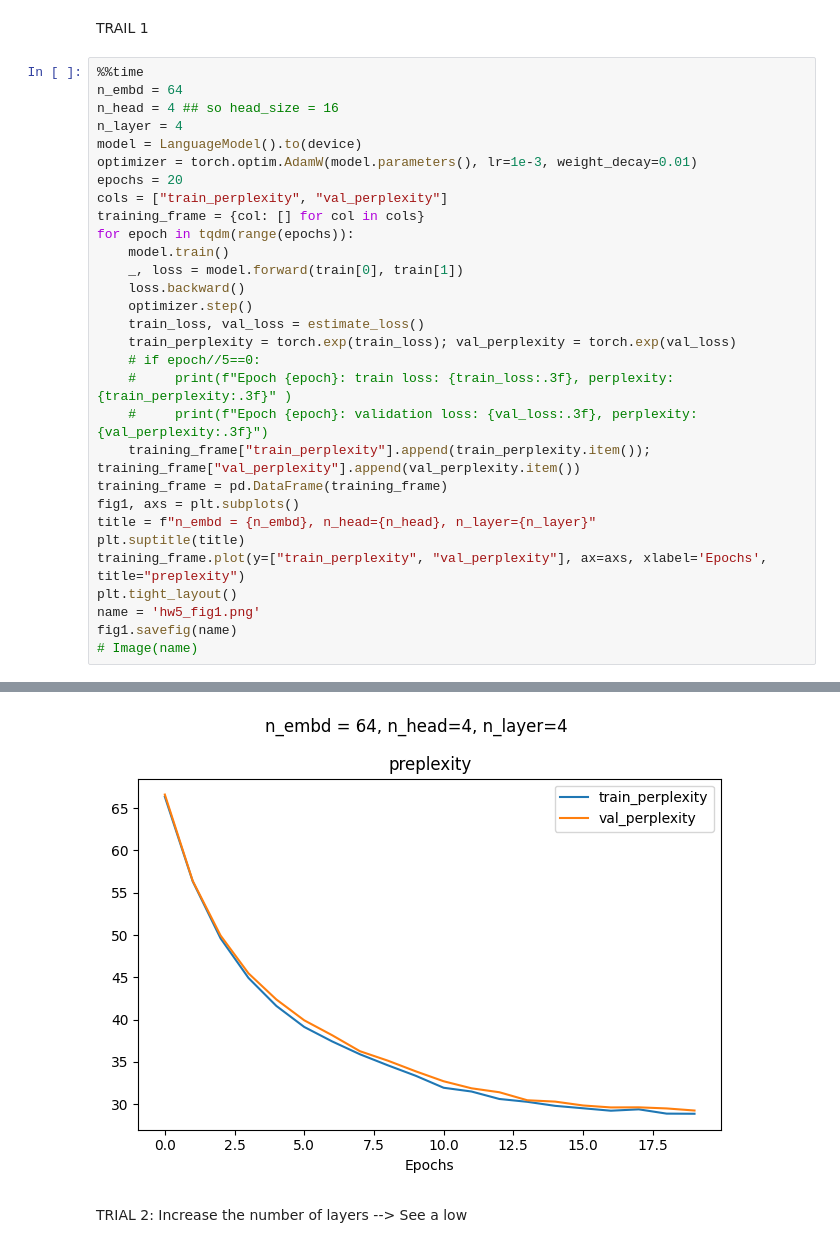
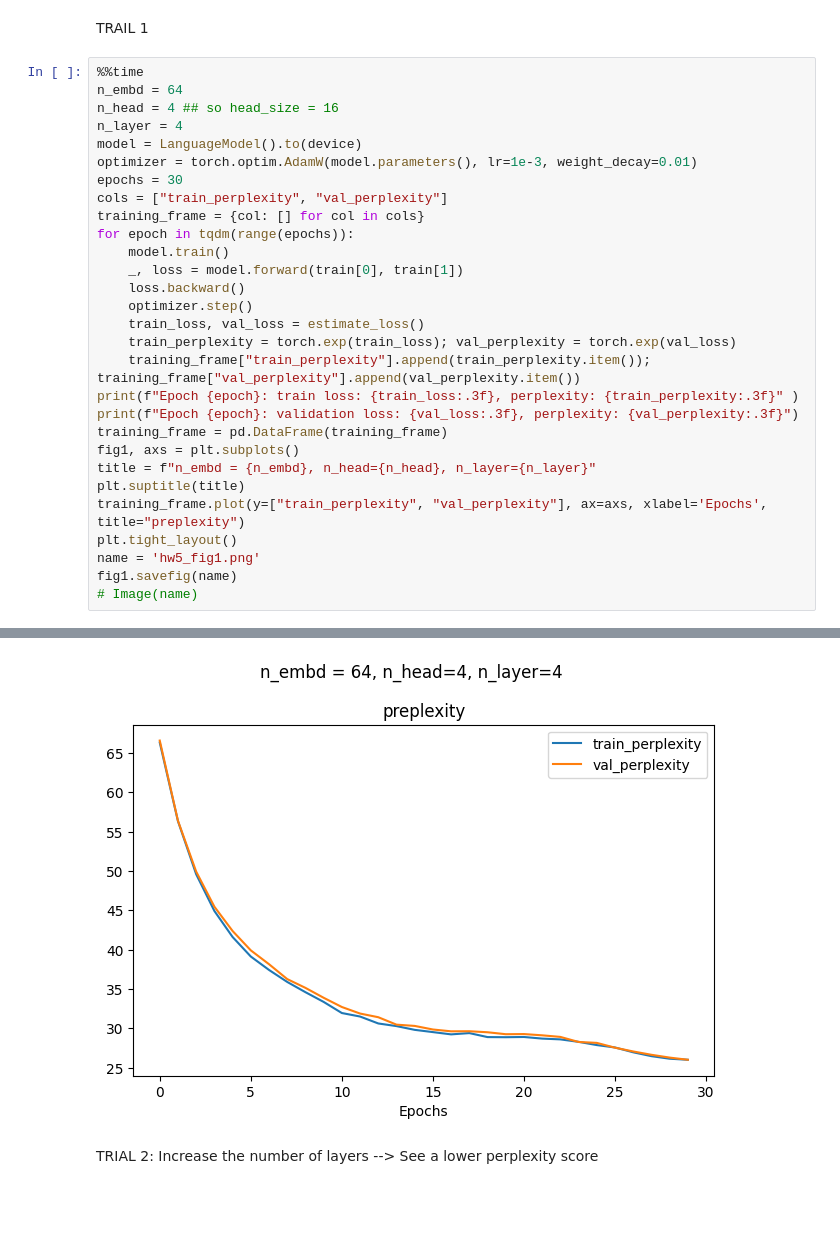
Before and after one commit to AnanthKandala/ai-science-training-series, a Jupyter notebook: 05_llm_part2/hw_5.ipynb, the cells around one changed output, grey strips where cells are left out. Cells and saved outputs as stored; diff of their text form; blank space fills up the shorter version.

```diff
--- a/05_llm_part2/hw_5.ipynb
+++ b/05_llm_part2/hw_5.ipynb
@@ -197,7 +197,7 @@ n_head = 4 ## so head_size = 16
 n_layer = 4
 model = LanguageModel().to(device)
 optimizer = torch.optim.AdamW(model.parameters(), lr=1e-3, weight_decay=0.01)
-epochs = 20
+epochs = 30
 cols = ["train_perplexity", "val_perplexity"]
 training_frame = {col: [] for col in cols}
 for epoch in tqdm(range(epochs)):
@@ -207,10 +207,9 @@ for epoch in tqdm(range(epochs)):
     optimizer.step()
     train_loss, val_loss = estimate_loss()
     train_perplexity = torch.exp(train_loss); val_perplexity = torch.exp(val_loss)
-    # if epoch//5==0:
-    #     print(f"Epoch {epoch}: train loss: {train_loss:.3f}, perplexity: {train_perplexity:.3f}" )
-    #     print(f"Epoch {epoch}: validation loss: {val_loss:.3f}, perplexity: {val_perplexity:.3f}")
     training_frame["train_perplexity"].append(train_perplexity.item()); training_frame["val_perplexity"].append(val_perplexity.item())
+print(f"Epoch {epoch}: train loss: {train_loss:.3f}, perplexity: {train_perplexity:.3f}" )
+print(f"Epoch {epoch}: validation loss: {val_loss:.3f}, perplexity: {val_perplexity:.3f}")
 training_frame = pd.DataFrame(training_frame)
 fig1, axs = plt.subplots()
 title = f"n_embd = {n_embd}, n_head={n_head}, n_layer={n_layer}"
@@ -224,6 +227,6 @@ fig1.savefig(name)
-[figure, old version]
+[figure, new version]
 # %% [markdown]
-TRIAL 2: Increase the number of layers --> See a low
+TRIAL 2: Increase the number of layers --> See a lower perplexity score
 # %%
 %%time
 n_embd = 64
```
Also changed, not shown: parts of 4 cells of this notebook, 4 other files.
